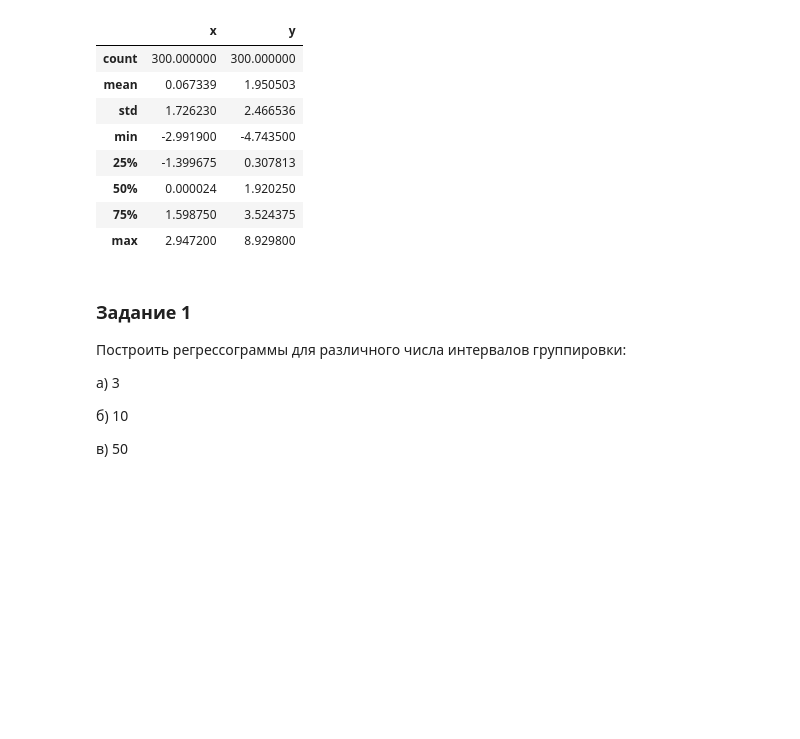
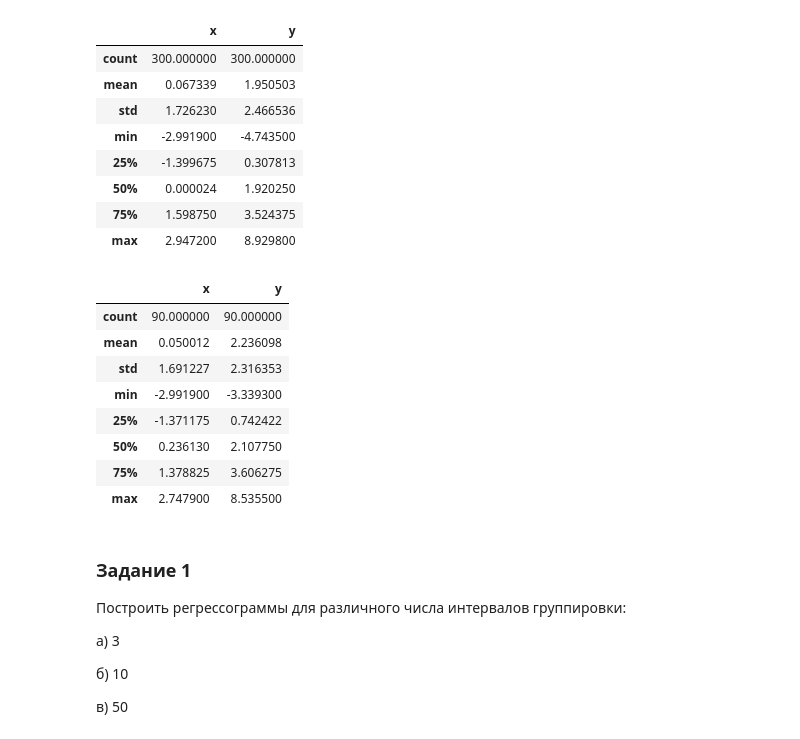
Before and after one commit to nekit2-002/ml-labs, a Jupyter notebook: laba3/laba3.ipynb, the cells around one changed output. Cells and saved outputs as stored; diff of their text form; code cells hidden in the pictures; blank space fills up the shorter version.

```diff
--- a/laba3/laba3.ipynb
+++ b/laba3/laba3.ipynb
@@ -87,6 +88,18 @@ data.describe()
 | 50% | 0.000024 | 1.920250 |
 | 75% | 1.598750 | 3.524375 |
 | max | 2.947200 | 8.929800 |
+# %%
+val_data.describe()
+# %% [output]
+|  | x | y |
+| count | 90.000000 | 90.000000 |
+| mean | 0.050012 | 2.236098 |
+| std | 1.691227 | 2.316353 |
+| min | -2.991900 | -3.339300 |
+| 25% | -1.371175 | 0.742422 |
+| 50% | 0.236130 | 2.107750 |
+| 75% | 1.378825 | 3.606275 |
+| max | 2.747900 | 8.535500 |
 # %% [markdown]
 ### Задание 1
 Построить регрессограммы для различного числа интервалов группировки:
```
Also changed, not shown: parts of 2 cells of this notebook.
